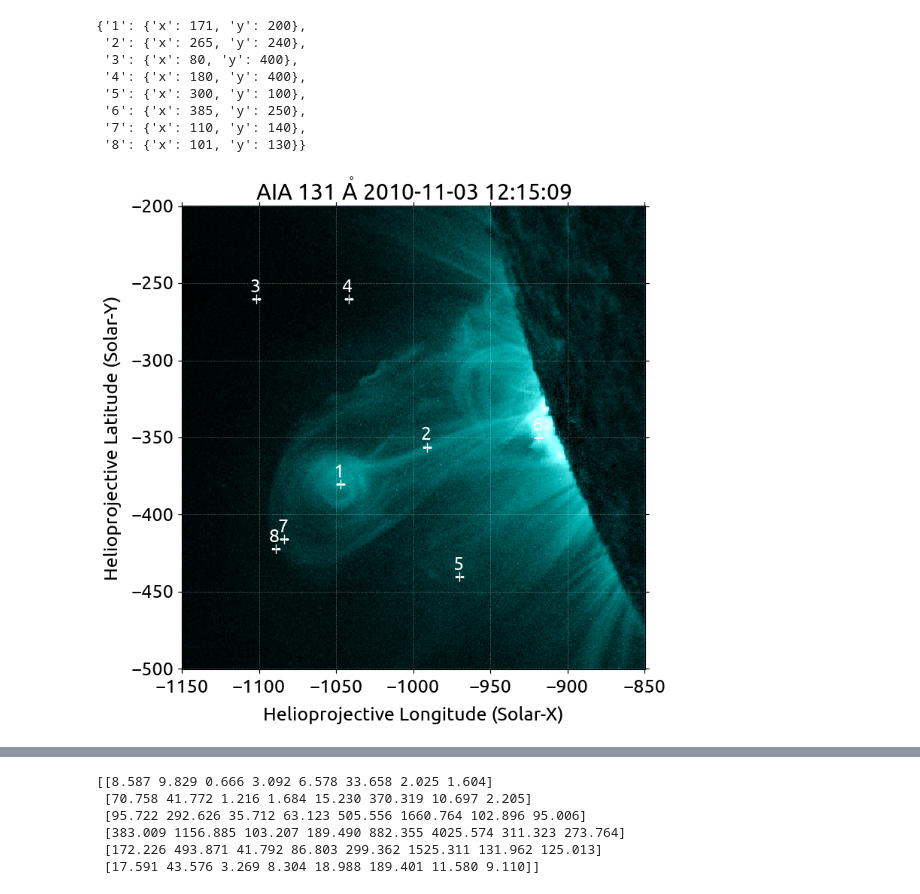
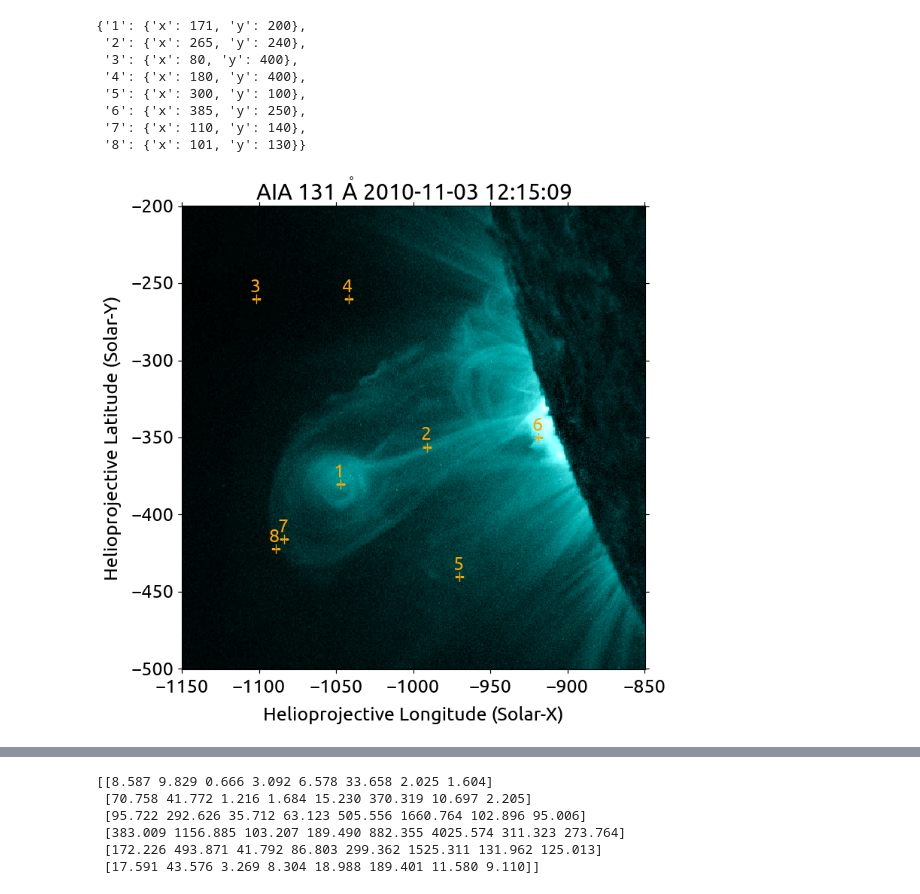
Before and after one commit to ianan/demmap_2013, a Jupyter notebook: test_px_locations.ipynb, the cells around one changed output, grey strips where cells are left out. Saved outputs shown, nothing was run; the diff lists cells and outputs as text; code cells hidden in the pictures.

```diff
--- a/test_px_locations.ipynb
+++ b/test_px_locations.ipynb
@@ -77,16 +77,17 @@ positions
 # %%
 fig = plt.figure(figsize=(8,8))
 ax = fig.add_subplot(projection=d131)
 d131.plot(axes=ax)
+ax.grid(False)
 
 for name, p in positions.items():
     xpix = p["x"] * u.pix
     ypix = p["y"] * u.pix
-    ax.plot(xpix,ypix,'+',color='w',markersize=8)
-    ax.text(p["x"]-7,p["y"]+8,name,color='w')
+    ax.plot(xpix,ypix,'+',color='orange',markersize=8)
+    ax.text(p["x"]-7,p["y"]+8,name,color='orange')
 plt.show()
 # %% [output]
-[figure, old version]
+[figure, new version]
 # %%
 dns=np.zeros([6,8])
 
```
